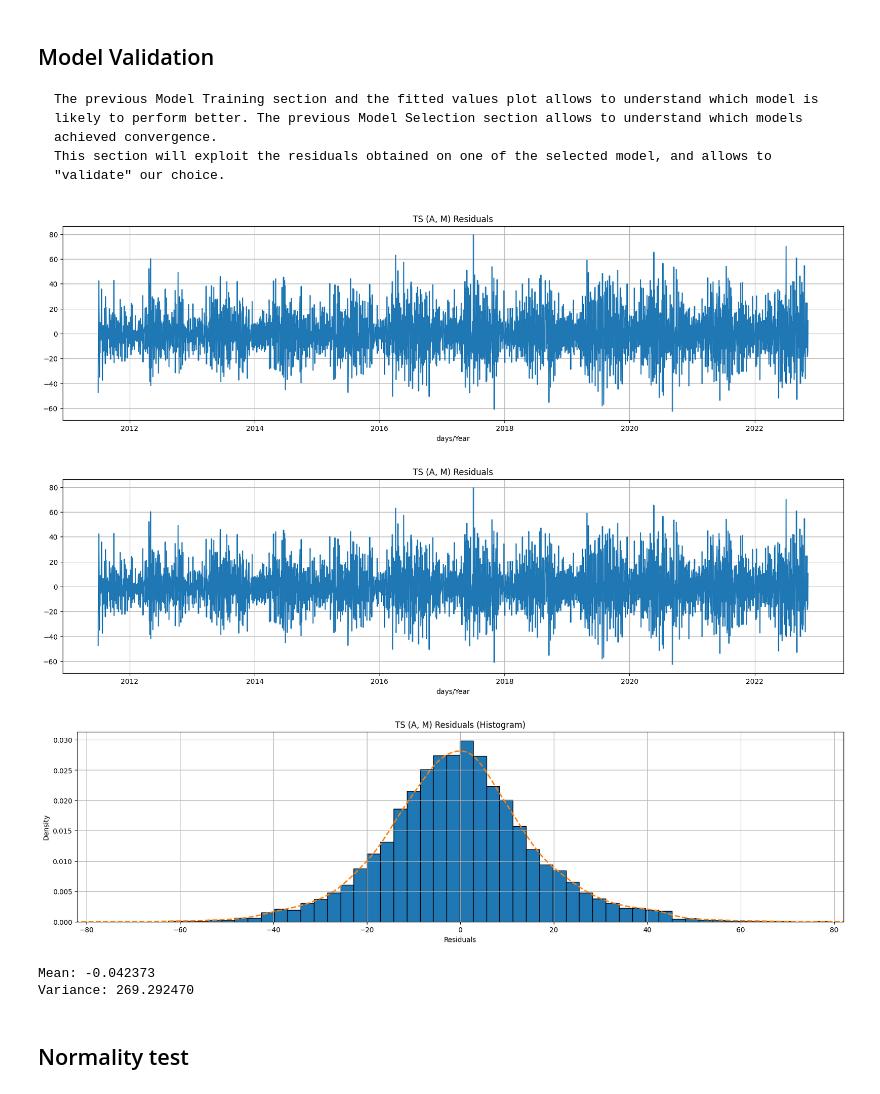
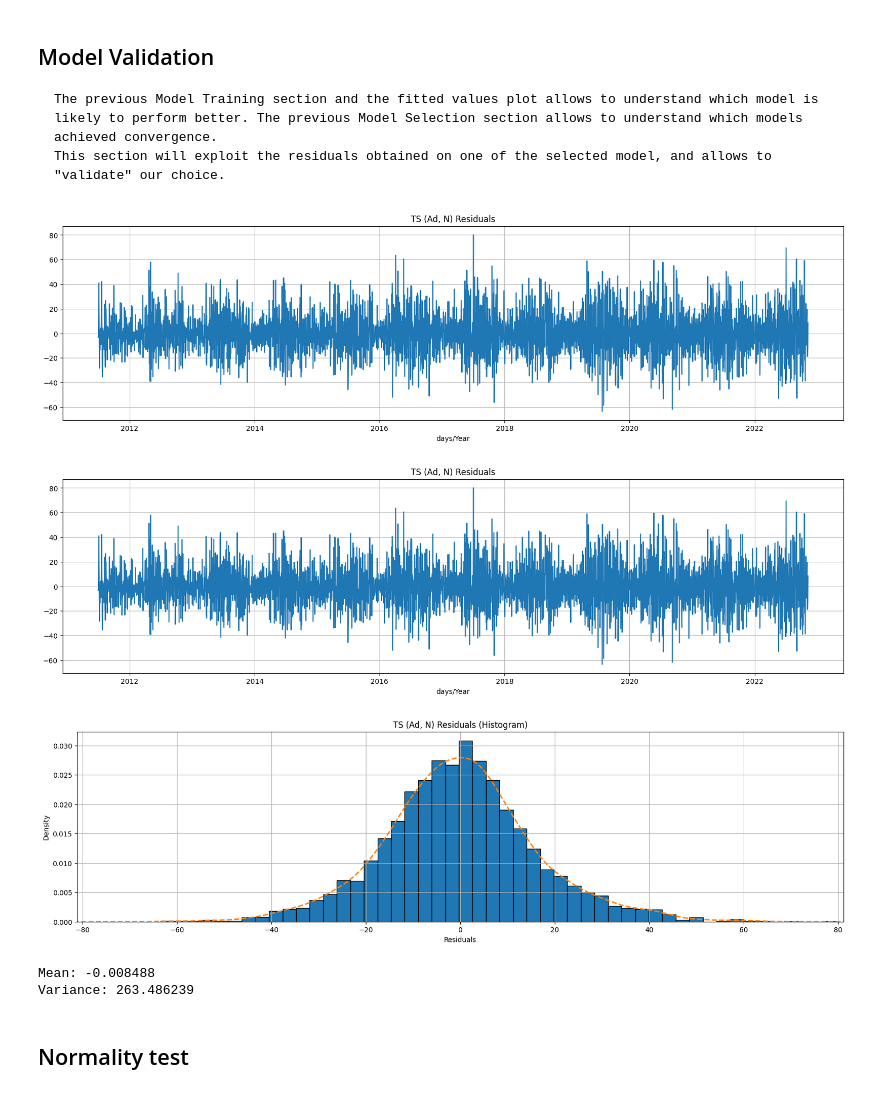
Before and after one commit to Groze2001/MCD, a Jupyter notebook: 2semestre/analiseSeriesTemporais/Projeto/Project_classic.ipynb, the cells around one changed output. Cells and saved outputs as stored; diff of their text form; code cells hidden in the pictures.

```diff
--- a/2semestre/analiseSeriesTemporais/Projeto/Project_classic.ipynb
+++ b/2semestre/analiseSeriesTemporais/Projeto/Project_classic.ipynb
@@ -183,5 +183,4 @@ fittedValsToShow = 50;
 # %%
-stepsToForecast = [1, 3, 12]
 
 # Calculate the split index for the last 20% of the data
 split_index = int(len(df_renewable) * 0.8)
@@ -228,7 +227,7 @@ model_TS_NN = ExponentialSmoothing(df_train.values,
 TS_NN = model_TS_NN.fit(smoothing_level=None)
 
 if (TS_NN.mle_retvals.success):
-    TS_NN_forecast = TS_NN.forecast(stepsToForecast[-1])
+    TS_NN_forecast = TS_NN.forecast(stepsToForecast)
 
     if (~np.isnan(TS_NN_forecast).any()):
         TS_print.append(True);
@@ -261,7 +260,7 @@ TS_AN = model_TS_AN.fit(smoothing_level=None,
                         smoothing_slope=None)
 
 if (TS_AN.mle_retvals.success):
-    TS_AN_forecast = TS_AN.forecast(stepsToForecast[-1])
+    TS_AN_forecast = TS_AN.forecast(stepsToForecast)
 
     if (~np.isnan(TS_AN_forecast).any()):
         TS_print.append(True)
@@ -295,7 +294,7 @@ TS_AdN = model_TS_AdN.fit(smoothing_level=None,
                           damping_slope=None)
 
 if (TS_AdN.mle_retvals.success):
-    TS_AdN_forecast = TS_AdN.forecast(stepsToForecast[-1])
+    TS_AdN_forecast = TS_AdN.forecast(stepsToForecast)
 
     if (~np.isnan(TS_AdN_forecast).any()):
         TS_print.append(True);
@@ -604,20 +603,20 @@ plt.show()
     This section will exploit the residuals obtained on one of the selected model, and allows to "validate" our choice.
 # %%
 # Pick you favourite's models
-TS_model = 'TS (A, M)'
-TS_model_forecast = TS_AM_forecast
+TS_model = 'TS (Ad, N)'
+TS_model_forecast = TS_AdN_forecast
 
 # Plot model residuals
 model_fit = TS[TS_str.index(TS_model)]
 df_res = pd.DataFrame({"resid": model_fit.resid}, index=df_train.index)
 plt.figure(figsize=(20,5))
 plt.plot(df_res.index, df_res.values)
 plt.xlabel(xlab)
 plt.title(TS_model +' Residuals')
 plt.grid()
 plt.show()
 # %% [output]
-[figure, old version]
+[figure, new version]
 # %%
 # Plot model residuals
 model_fit = TS[TS_str.index(TS_model)]
@@ -629,7 +628,7 @@ plt.title(TS_model +' Residuals')
 plt.grid()
 plt.show()
 # %% [output]
-[figure, old version]
+[figure, new version]
 # %%
 # Plot histogram
 plt.figure(figsize=(20,5))
@@ -647,9 +646,9 @@ plt.show()
 print ("Mean: %.6f" % np.mean(df_res))
 print ("Variance: %.6f" % np.var(df_res))
 # %% [output]
-[figure, old version]
+[figure, new version]
-Mean: -0.042373
-Variance: 269.292470
+Mean: -0.008488
+Variance: 263.486239
 # %% [markdown]
 ## Normality test
 # %% [markdown]
```
Also changed, not shown: parts of 25 cells of this notebook.
